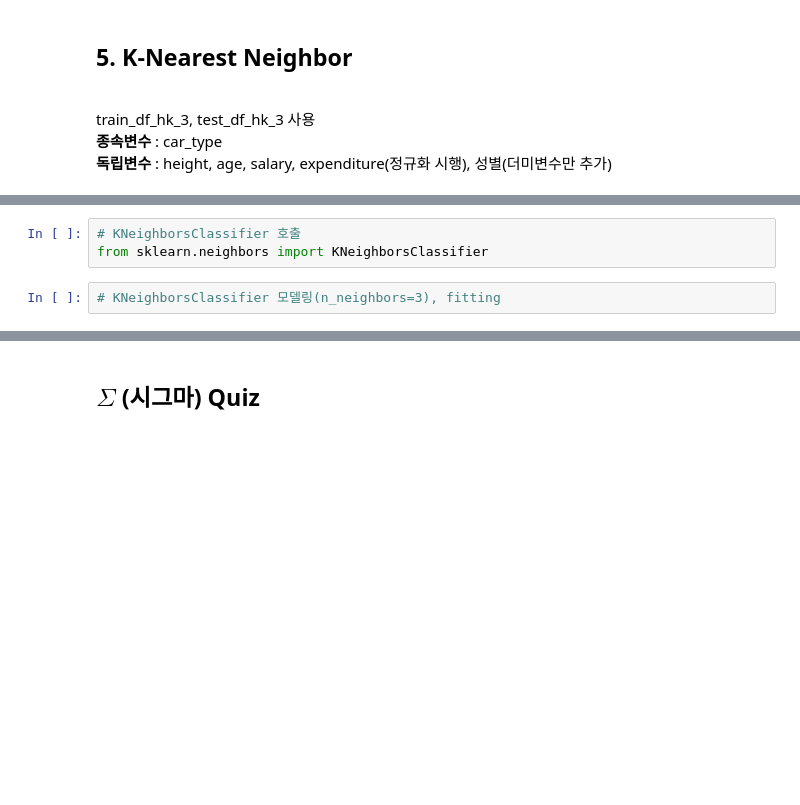
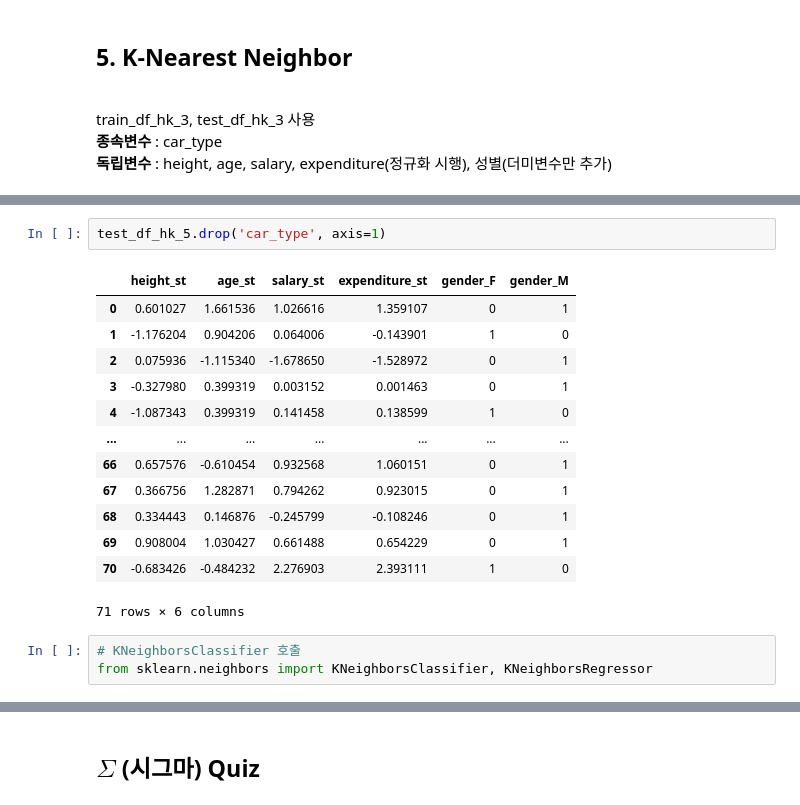
Before and after one commit to leeyonghee1017/TIL, a Jupyter notebook: TIL20230308_MachineLearning_Practice/Classificaion(Logistic Regression, Decision Tree, etc).ipynb, the cells around one changed output, grey strips where cells are left out. Saved outputs shown, nothing was run; the diff lists cells and outputs as text; blank space fills up the shorter version.

```diff
--- a/TIL20230308_MachineLearning_Practice/Classificaion(Logistic Regression, Decision Tree, etc).ipynb
+++ b/TIL20230308_MachineLearning_Practice/Classificaion(Logistic Regression, Decision Tree, etc).ipynb
@@ -1449,5 +1513,19 @@ from sklearn.preprocessing import StandardScaler
+# %%
+test_df_hk_5.drop('car_type', axis=1)
+# %% [output]
+|  | height_st | age_st | salary_st | expenditure_st | gender_F | gender_M |
+| 0 | 0.601027 | 1.661536 | 1.026616 | 1.359107 | 0 | 1 |
+| 1 | -1.176204 | 0.904206 | 0.064006 | -0.143901 | 1 | 0 |
+| 2 | 0.075936 | -1.115340 | -1.678650 | -1.528972 | 0 | 1 |
+| 3 | -0.327980 | 0.399319 | 0.003152 | 0.001463 | 0 | 1 |
+| 4 | -1.087343 | 0.399319 | 0.141458 | 0.138599 | 1 | 0 |
+| ... | ... | ... | ... | ... | ... | ... |
+| 66 | 0.657576 | -0.610454 | 0.932568 | 1.060151 | 0 | 1 |
+| 67 | 0.366756 | 1.282871 | 0.794262 | 0.923015 | 0 | 1 |
+| 68 | 0.334443 | 0.146876 | -0.245799 | -0.108246 | 0 | 1 |
+| 69 | 0.908004 | 1.030427 | 0.661488 | 0.654229 | 0 | 1 |
+| 70 | -0.683426 | -0.484232 | 2.276903 | 2.393111 | 1 | 0 |
+71 rows × 6 columns
 # %%
 # KNeighborsClassifier 호출
-from sklearn.neighbors import KNeighborsClassifier
+from sklearn.neighbors import KNeighborsClassifier, KNeighborsRegressor
-# %%
-# KNeighborsClassifier 모델링(n_neighbors=3), fitting
```
Also changed, not shown: parts of 20 cells of this notebook, 1 other file.
